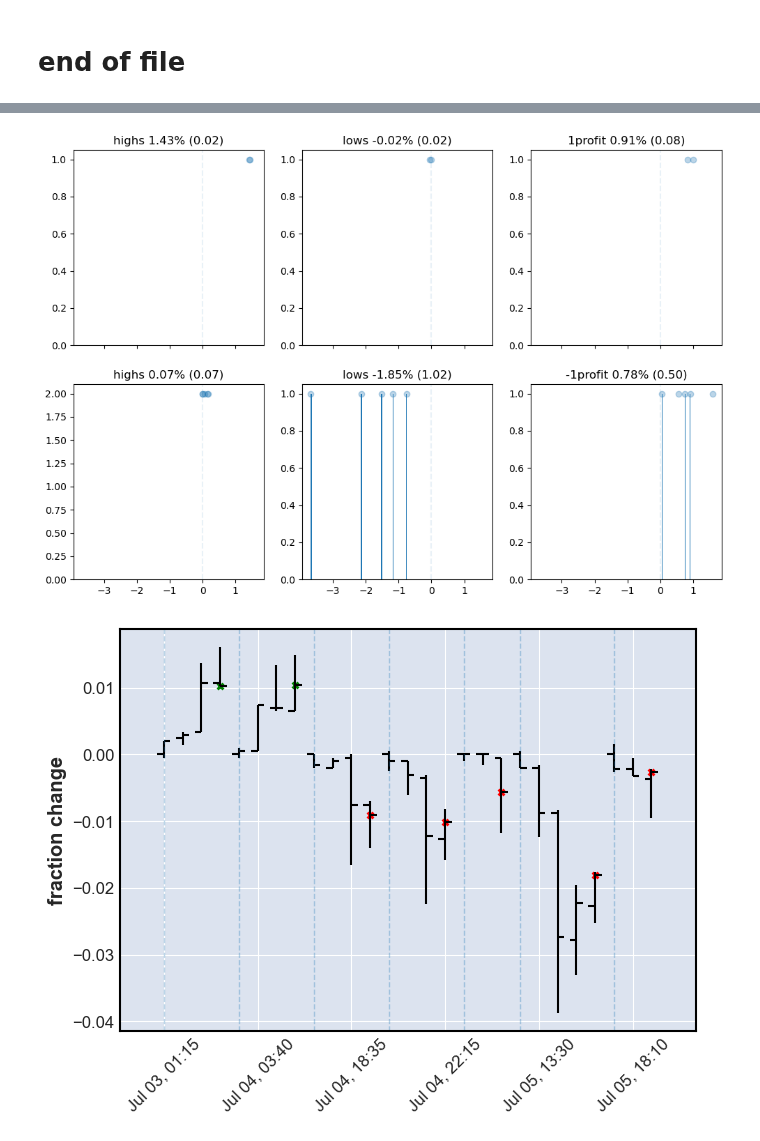
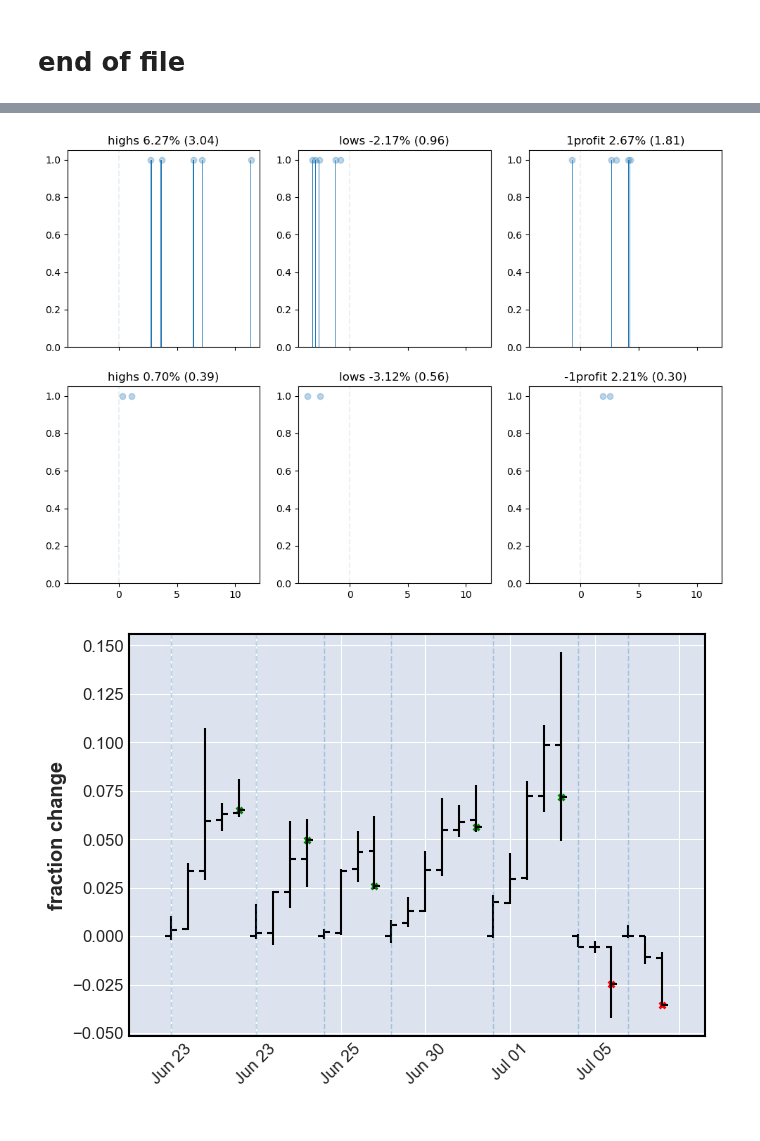
Before and after one commit to alexpvpmindustry/cryptotradr, a Jupyter notebook: 5_6_ETC30m_streaming_get_signal.ipynb, the cells around one changed output, grey strips where cells are left out. Cells and saved outputs as stored; diff of their text form; code cells hidden in the pictures.

```diff
--- a/5_6_ETC30m_streaming_get_signal.ipynb
+++ b/5_6_ETC30m_streaming_get_signal.ipynb
@@ -37,10 +37,12 @@ def now_ms():
 
 # define constants
 tickerpair="ETCUSDT"
-interval="5m"
+interval="30m"
 percentile=98
+thres_diff=None
+thres_diff = 0.003489
 #thres_diff=0.004225 #ETCUSDT 30m 98%
 #thres_diff=0.002227 #ETCUSDT 15m 98%
-thres_diff=0.0009295 *0.95 #ETCUSDT 5m 98%
+#thres_diff=0.0009295 *0.95 #ETCUSDT 5m 98%
 entered=False
 # %%
@@ -200,8 +172,8 @@ for entry,exit in zip(*entry_exit_pairs):
     s = dfmpl.iloc[entry-1]
     s1 = dfmpl.iloc[entry]
     s2 = dfmpl.iloc[exit]
-    predict.append( (s_1.Close-s_1.Open,s.Close-s.Open) )
-    result.append( s2.Close-s.Close )
+    predict.append( (s.Close-s.Open,s1.Close-s1.Open,) )
+    result.append( s2.Close-s1.Close )
 pred_sign = np.sign(predict,out=np.ones_like(np.asarray(predict))*-1.,where=np.asarray(predict)!=0)
 true_sign = np.sign(result,out=np.ones_like(np.asarray(result))*-1.,where=np.asarray(result)!=0)
 # %% [output]
@@ -230,7 +202,7 @@ for entry,exit,buy in zip(*entry_exit_pairs,predicted_result):
     s1 = dfmpl.iloc[entry]
     s2 = dfmpl.iloc[exit]
     if buy==0:continue #if buy==-1:continue
-    gains= buy*(s2.Close-s.Close)/(s.Close)
+    gains= buy*(s2.Close-s1.Close)/(s1.Close)
     profit.append(gains)
     # collecting trade stats
     indd=dfmpl.iloc[[entry,exit]].index
@@ -239,7 +211,7 @@ for entry,exit,buy in zip(*entry_exit_pairs,predicted_result):
     trade_durations.append( trade_hr )
     concated_df0.append( dfmpl.iloc[entry-1:exit+1] )
     concated_df0_signal.append(buy)
-    high_low_pair.append( (s.Close,s2.Close,buy,
+    high_low_pair.append( (s1.Close,s2.Close,buy,
                            dfmpl.iloc[entry:exit+1].High.max(),
                            dfmpl.iloc[entry:exit+1].Low.min()) )
 # %% [output]
@@ -349,13 +322,14 @@ if True:
     plt.show()
 
 if True:
-    concated_df = pd.concat([(i-i.iloc[0].Open)/i.iloc[0].Open for i in concated_df0[:20]])
+    upto=20
+    concated_df = pd.concat([(i-i.iloc[0].Open)/i.iloc[0].Open for i in concated_df0[:upto]])
     l_ = 0
     scatter_=[]
     scatter_color_up=[]
     scatter_color_dn=[]
     my_vlines = [ ]
-    for i,buy in zip(concated_df0[:20],concated_df0_signal):
+    for i,buy in zip(concated_df0[:upto],concated_df0_signal):
         my_vlines.append(l_)
         for ii in range(len(i)):
             l_ +=1
@@ -371,9 +345,6 @@ if True:
             scatter_color_dn.pop()
             scatter_color_dn.append(concated_df.iloc[l_-1].Close)
     apds = [
-        #mpf.make_addplot(rolling_std_mean,panel=1,color='b',type='line',ylabel=f"diff(std/mean)>thres{thres_diff:.2g}"),
-       #mpf.make_addplot(scatterup,color='g',type='scatter',marker="^"),
-       #mpf.make_addplot(scatter_,color='r',type='scatter',marker="x"),
         mpf.make_addplot(scatter_color_up,color='g',type='scatter',marker="x",secondary_y=False),
         mpf.make_addplot(scatter_color_dn,color='r',type='scatter',marker="x",secondary_y=False),
            ]
@@ -382,4 +353,6 @@ if True:
         for vline in my_vlines:
             ax.axvline(x=vline, linestyle='--',linewidth=1,alpha=0.3)
     plt.show()
+    import matplotlib
+    matplotlib.rcParams.update(matplotlib.rcParamsDefault)
 # %% [output]
@@ -387,2 +360,2 @@ if True:
-[figure, old version]
+[figure, new version]
-[figure, old version]
+[figure, new version]
```
Also changed, not shown: parts of 16 cells of this notebook, 1 other file.
